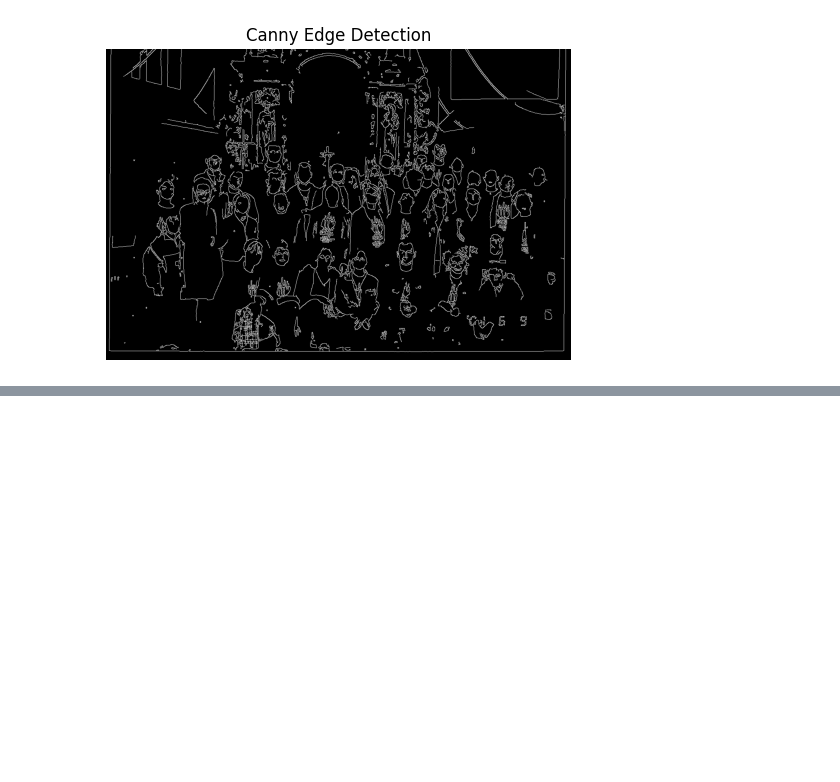
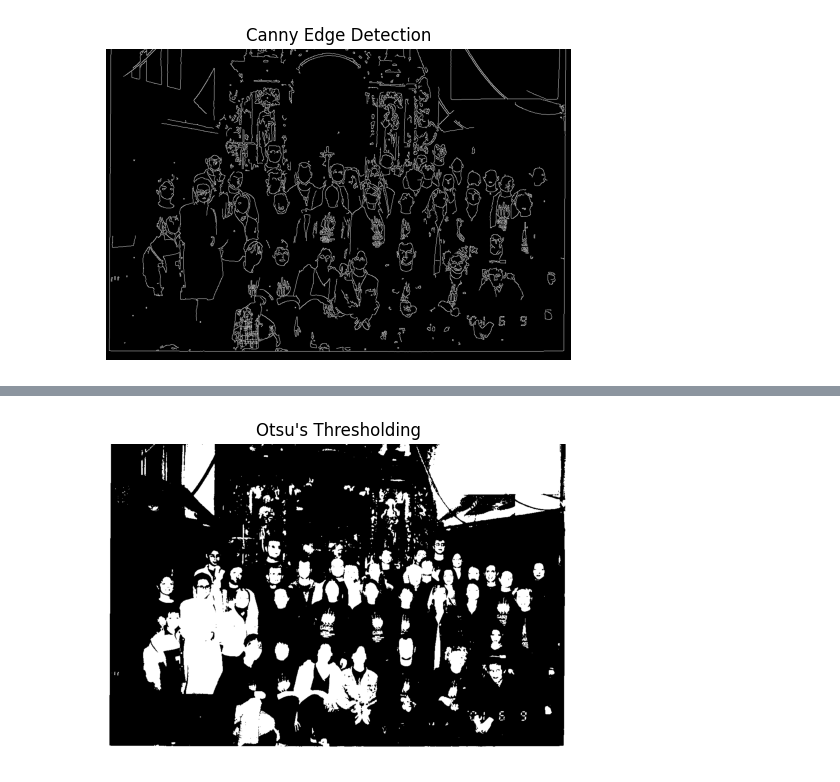
Before and after one commit to vestinabert/Image_Processing, a Jupyter notebook: Image_Edge_Detection_And_Segmentation.ipynb, the cells around one changed output, grey strips where cells are left out. Cells and saved outputs as stored; diff of their text form; code cells hidden in the pictures; blank space fills up the shorter version.

```diff
--- a/Image_Edge_Detection_And_Segmentation.ipynb
+++ b/Image_Edge_Detection_And_Segmentation.ipynb
@@ -51,0 +63,11 @@ plt.show()
+# %%
+ret, thresh_otsu = cv2.threshold(gray, 0, 255, cv2.THRESH_BINARY + cv2.THRESH_OTSU)
+
+# Show result
+plt.figure(figsize=(6,6))
+plt.imshow(thresh_otsu, cmap='gray')
+plt.title("Otsu's Thresholding")
+plt.axis("off")
+plt.show()
+# %% [output]
+[figure, added]
```
Also changed, not shown: parts of 2 cells of this notebook.
